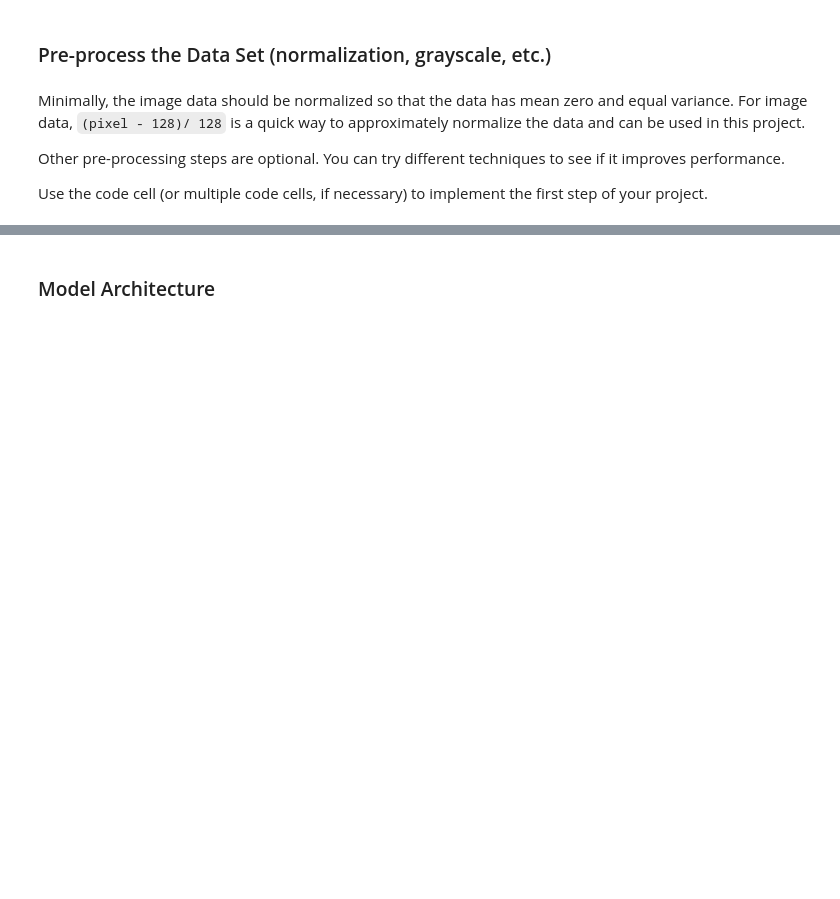
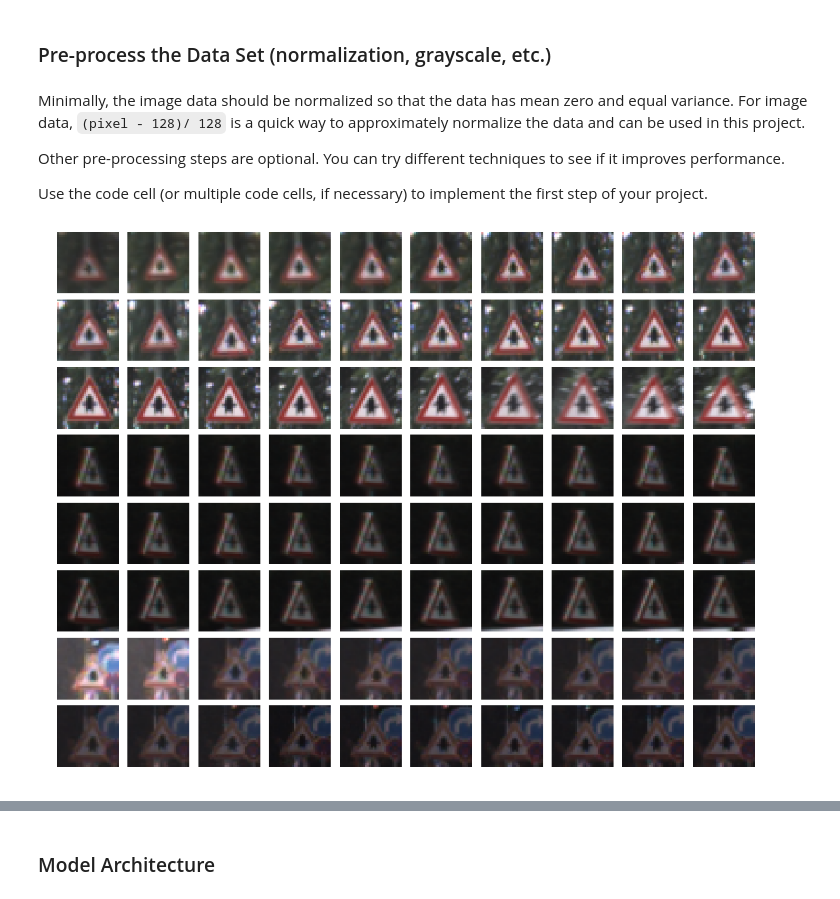
Before and after one commit to afourteia/CarND_Traffic_Sign_Classifier, a Jupyter notebook: Traffic_Sign_Classifier.ipynb, the cells around one changed output, grey strips where cells are left out. Cells and saved outputs as stored; diff of their text form; code cells hidden in the pictures; blank space fills up the shorter version.

```diff
--- a/Traffic_Sign_Classifier.ipynb
+++ b/Traffic_Sign_Classifier.ipynb
@@ -175,12 +188,12 @@ def grayscale(image_set):
     but NOTE: to see the returned image as grayscale
     (assuming your grayscaled image is called 'gray')
     you should call plt.imshow(gray, cmap='gray')"""
-    image_gray = np.zeros((image_set.shape[0],image_set.shape[1], image_set.shape[2]))
-    for i in range(len(image_set)):
-        image_gray[i] = cv2.cvtColor(image_set[i], cv2.COLOR_RGB2GRAY)
-    return image_gray
-    # Or use BGR2GRAY if you read an image with cv2.imread()
-    # return cv2.cvtColor(img, cv2.COLOR_BGR2GRAY)
+    image_gray = []
+    for img in image_set:
+        temp = cv2.cvtColor(img, cv2.COLOR_BGR2GRAY)
+        temp = temp.reshape(32,32,1)
+        image_gray.append(temp)
+    return np.array(image_gray)
 
 def normalize_image(image_set):
     """
@@ -192,7 +205,34 @@ def normalize_image(image_set):
     b = 1
     grayscale_min = 0
     grayscale_max = 255
-    image_norm = np.zeros(image_set.shape)
-    for i in range(len(image_set)):
-        image_norm[i] = a + ( ( (image_set[i] - grayscale_min)*(b - a) )/( grayscale_max - grayscale_min ) )
-    return image_norm
+    image_norm =[]
+    for img in image_set:
+        temp = a + ( ( (img - grayscale_min)*(b - a) )/( grayscale_max - grayscale_min ) )
+        image_norm.append(temp)
+    return np.array(image_norm)
+
+def view_images(image_set):
+    """ Displays a grid of images from an image array
+    This function can plot both color and gray images"""
+    n_rows = 8
+    n_cols = 10
+    offset = 9000
+    fig, axs = plt.subplots(n_rows,n_cols, figsize=(18, 14))
+    fig.subplots_adjust(hspace = .1, wspace=.001)
+    axs = axs.ravel()
+    for j in range(0,n_rows,1):
+        for i in range(n_cols):
+            index = i + j*n_cols
+            if image_set.shape[3] == 1:
+                image = image_set[index + offset].squeeze()
+                axs[index].axis('off')
+                axs[index].imshow(image, cmap='gray')
+            else:
+                image = image_set[index + offset]
+                axs[index].axis('off')
+                axs[index].imshow(image)
+# %%
+#View a series of images
+view_images(X_train)
+# %% [output]
+[figure, added]
```
Also changed, not shown: parts of 14 cells of this notebook.
